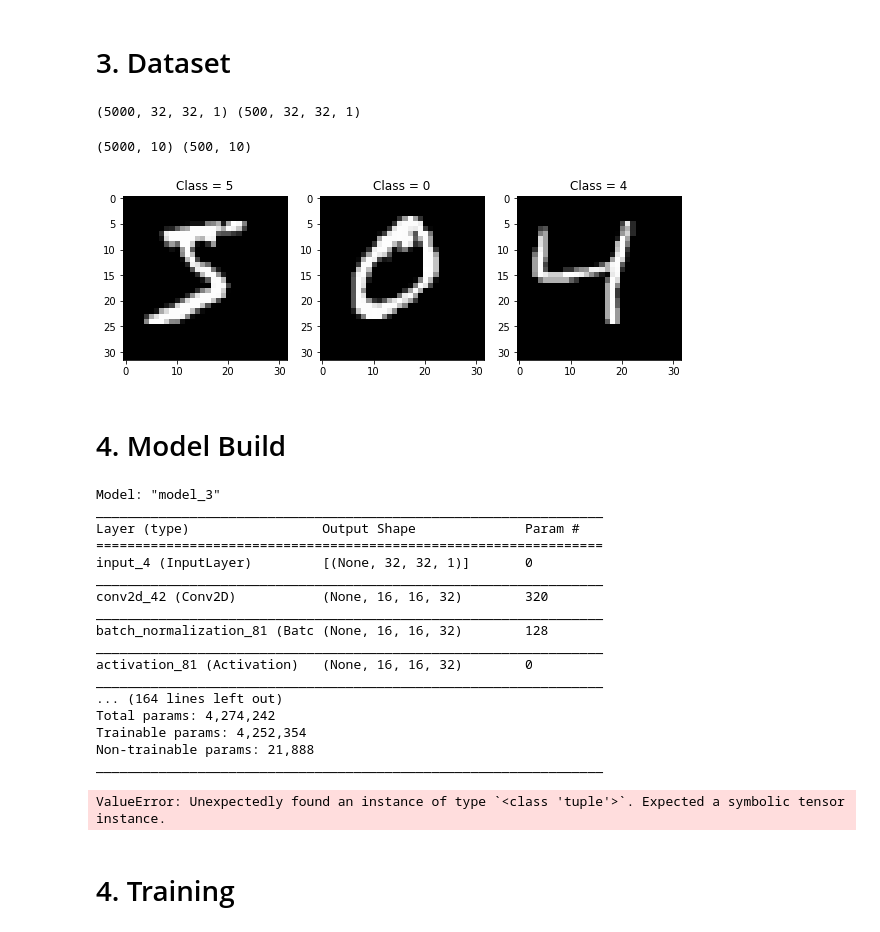
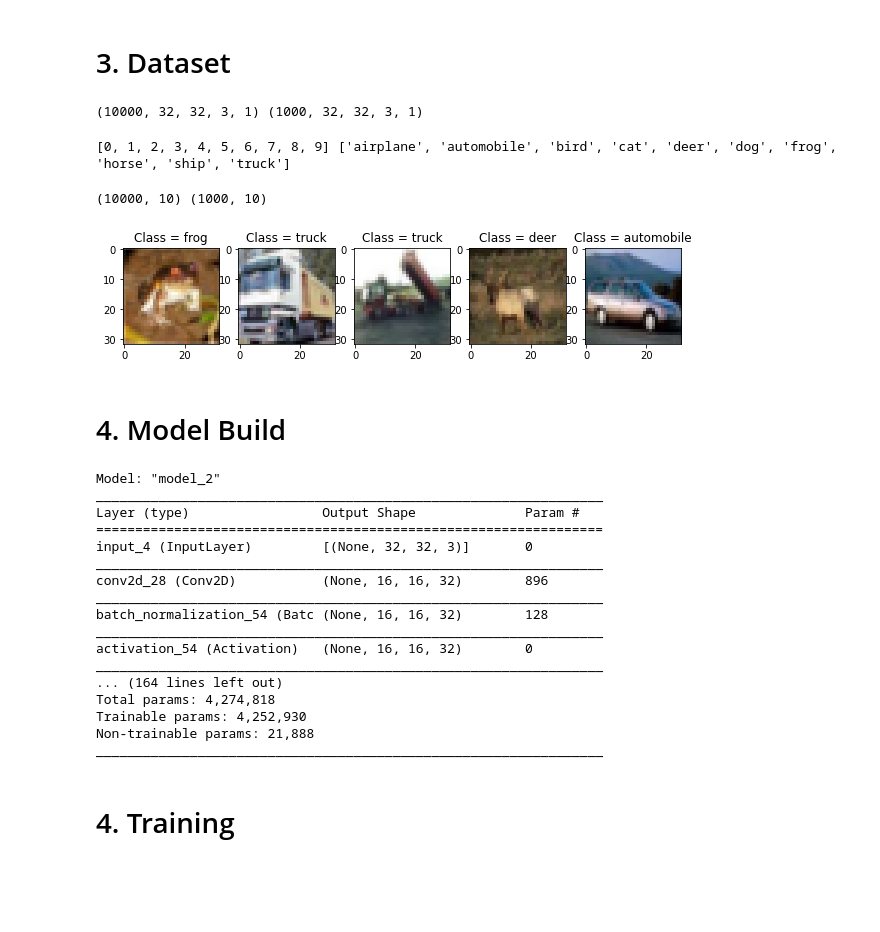
Before and after one commit to Pulsar-kkaturi/DL-Education, a Jupyter notebook: notebooks/CNN_MobileNet_Build.ipynb, the cells around one changed output. Drawn from its saved outputs; the diff is of its cells as text; code cells hidden in the pictures; blank space fills up the shorter version.

Commit message:
mobilenet updated.

```diff
--- a/notebooks/CNN_MobileNet_Build.ipynb
+++ b/notebooks/CNN_MobileNet_Build.ipynb
@@ -146,51 +148,61 @@ _________________________________________________________________
+# %%
+train_num = 10000
+test_num = 1000
+input_size = 32
 # %%
 x_train_list = []
 x_test_list = []
-for i, i_ in enumerate(x_train[:5000]):
-    arr = np.zeros(shape=(32, 32))
-    arr[:28,:28] = x_train[i]
+for i, i_ in enumerate(x_train[:train_num]):
+    arr = skitf.resize(x_train[i], (input_size, input_size, 3))
     x_train_list.append(arr)
-for i, i_ in enumerate(x_test[:500]):
-    arr = np.zeros(shape=(32, 32))
-    arr[:28,:28] = x_test[i]
+for i, i_ in enumerate(x_test[:test_num]):
+    arr = skitf.resize(x_train[i], (input_size, input_size, 3))
     x_test_list.append(arr)
 
 x_train1 = np.expand_dims(np.array(x_train_list), axis=-1)
 x_test1 = np.expand_dims(np.array(x_test_list), axis=-1)
 print(x_train1.shape, x_test1.shape)
 # %% [output]
-(5000, 32, 32, 1) (500, 32, 32, 1)
+(10000, 32, 32, 3, 1) (1000, 32, 32, 3, 1)
+# %%
+# label list & description list
+
+label = list(range(10))
+decp = ['airplane', 'automobile', 'bird', 'cat', 'deer', 'dog', 'frog', 'horse', 'ship', 'truck']
+print(label, decp)
+# %% [output]
+[0, 1, 2, 3, 4, 5, 6, 7, 8, 9] ['airplane', 'automobile', 'bird', 'cat', 'deer', 'dog', 'frog', 'horse', 'ship', 'truck']
 # %%
 y_train_list = []
 y_test_list = []
-for i, i_ in enumerate(y_train[:5000]):
+for i, i_ in enumerate(y_train[:train_num]):
     zero = [0]*10
-    zero[i_] = 1
+    zero[i_[0]] = 1
     y_train_list.append(zero)
 
-for i, i_ in enumerate(y_test[:500]):
+for i, i_ in enumerate(y_test[:test_num]):
     zero = [0]*10
-    zero[i_] = 1
+    zero[i_[0]] = 1
     y_test_list.append(zero)
 
 y_train1 = np.array(y_train_list)
 y_test1 = np.array(y_test_list)
 print(y_train1.shape, y_test1.shape)
 # %% [output]
-(5000, 10) (500, 10)
+(10000, 10) (1000, 10)
 # %%
 plt.figure(figsize=(10,10))
-for i in range(3):
-    plt.subplot(1,3,i+1)
+for i in range(5):
+    plt.subplot(1,5,i+1)
     plt.imshow(x_train1[i][...,0], cmap='gray')
-    plt.title('Class = {}'.format(y_train[i]))
+    plt.title('Class = {}'.format(decp[y_train[i][0]]))
 # %% [output]
-[figure, old version]
+[figure, new version]
 # %% [markdown]
 # 4. Model Build
 # %%
 mobilenet_param = {'inputs': 32,
-                  'channels': 1,
+                  'channels': 3,
                   'dens_num': 1000,
                 'drop_rate': 0.5,
                 'output_count': 10,
@@ -198,31 +210,23 @@ mobilenet_param = {'inputs': 32,
 model = mobilenet_2D(mobilenet_param)
 model.summary()
 # %% [output]
-Model: "model_3"
+Model: "model_2"
 _________________________________________________________________
 Layer (type)                 Output Shape              Param #
 =================================================================
-input_4 (InputLayer)         [(None, 32, 32, 1)]       0
+input_4 (InputLayer)         [(None, 32, 32, 3)]       0
 _________________________________________________________________
-conv2d_42 (Conv2D)           (None, 16, 16, 32)        320
+conv2d_28 (Conv2D)           (None, 16, 16, 32)        896
 _________________________________________________________________
-batch_normalization_81 (Batc (None, 16, 16, 32)        128
+batch_normalization_54 (Batc (None, 16, 16, 32)        128
 _________________________________________________________________
-activation_81 (Activation)   (None, 16, 16, 32)        0
+activation_54 (Activation)   (None, 16, 16, 32)        0
 _________________________________________________________________
 ... (164 lines left out)
-Total params: 4,274,242
-Trainable params: 4,252,354
+Total params: 4,274,818
+Trainable params: 4,252,930
 Non-trainable params: 21,888
 _________________________________________________________________
-# %%
-model = tf.keras.applications.mobilenet.MobileNet(
-    input_shape=None, alpha=1.0, depth_multiplier=1, dropout=0.001,
-    include_top=True, weights=None, input_tensor=(32,32,1), pooling=None,
-    classes=10, classifier_activation='softmax')
-model.summary()
-# %% [output]
-ValueError: Unexpectedly found an instance of type `<class 'tuple'>`. Expected a symbolic tensor instance.
 # %% [markdown]
 # 4. Training
 # %%
```
Also changed, not shown: parts of 6 cells of this notebook.
